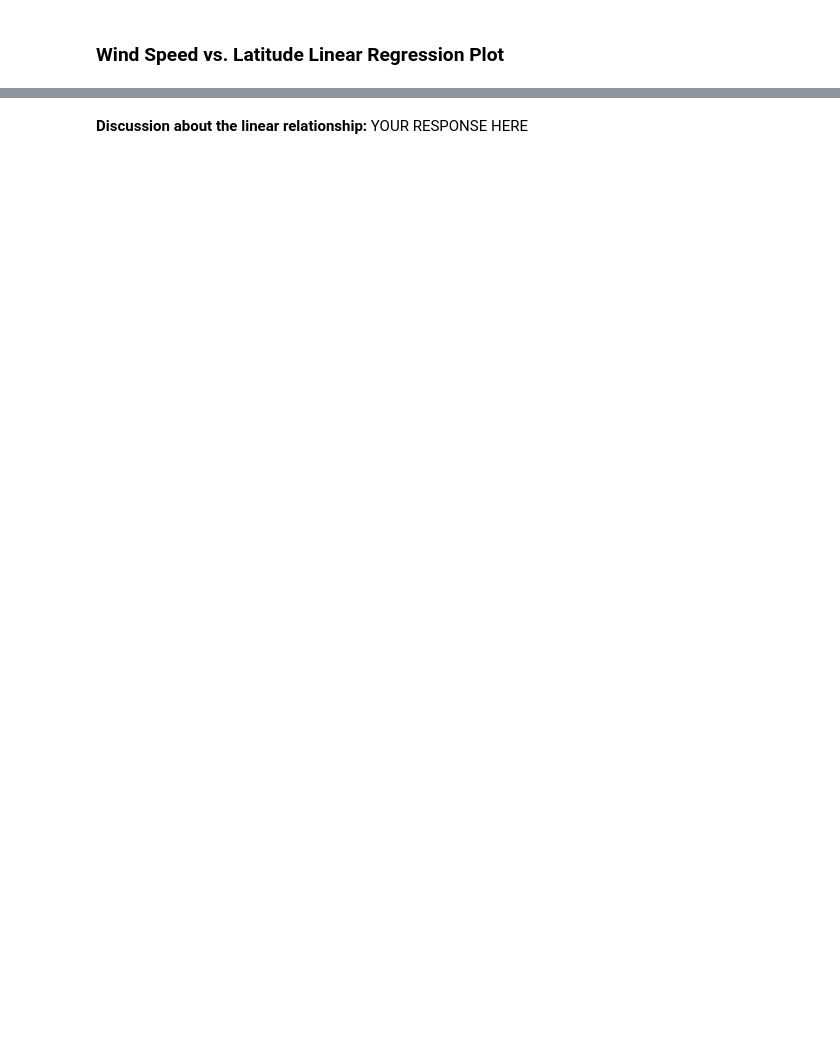
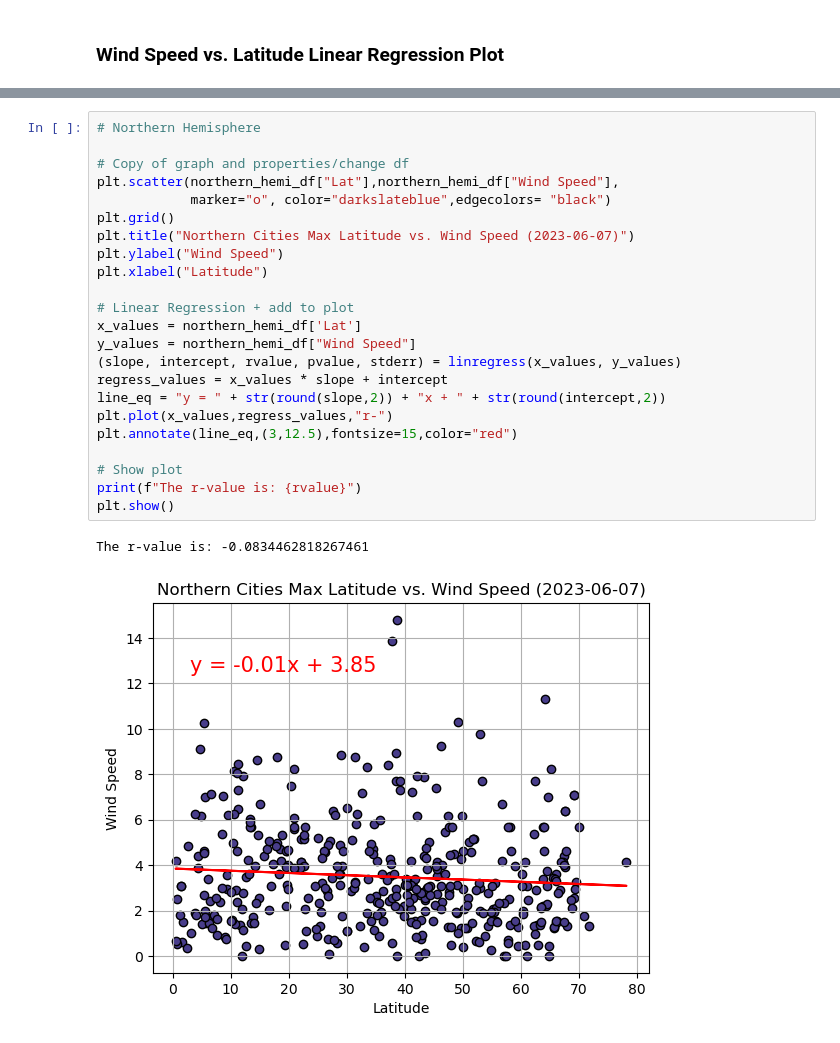
Before and after one commit to AleidvdZ/python-api-challenge, a Jupyter notebook: WeatherPy.ipynb, the cells around one changed output, grey strips where cells are left out. Saved outputs shown, nothing was run; the diff lists cells and outputs as text; blank space fills up the shorter version.

```diff
--- a/WeatherPy.ipynb
+++ b/WeatherPy.ipynb
@@ -518,2 +506,26 @@ The r-value is: 0.062239040700515696
-# %% [markdown]
-**Discussion about the linear relationship:** YOUR RESPONSE HERE
+# %%
+# Northern Hemisphere
+
+# Copy of graph and properties/change df
+plt.scatter(northern_hemi_df["Lat"],northern_hemi_df["Wind Speed"],
+            marker="o", color="darkslateblue",edgecolors= "black")
+plt.grid()
+plt.title("Northern Cities Max Latitude vs. Wind Speed (2023-06-07)")
+plt.ylabel("Wind Speed")
+plt.xlabel("Latitude")
+
+# Linear Regression + add to plot
+x_values = northern_hemi_df['Lat']
+y_values = northern_hemi_df["Wind Speed"]
+(slope, intercept, rvalue, pvalue, stderr) = linregress(x_values, y_values)
+regress_values = x_values * slope + intercept
+line_eq = "y = " + str(round(slope,2)) + "x + " + str(round(intercept,2))
+plt.plot(x_values,regress_values,"r-")
+plt.annotate(line_eq,(3,12.5),fontsize=15,color="red")
+
+# Show plot
+print(f"The r-value is: {rvalue}")
+plt.show()
+# %% [output]
+The r-value is: -0.0834462818267461
+[figure, added]
```
Also changed, not shown: parts of 8 cells of this notebook, 1 other file.
